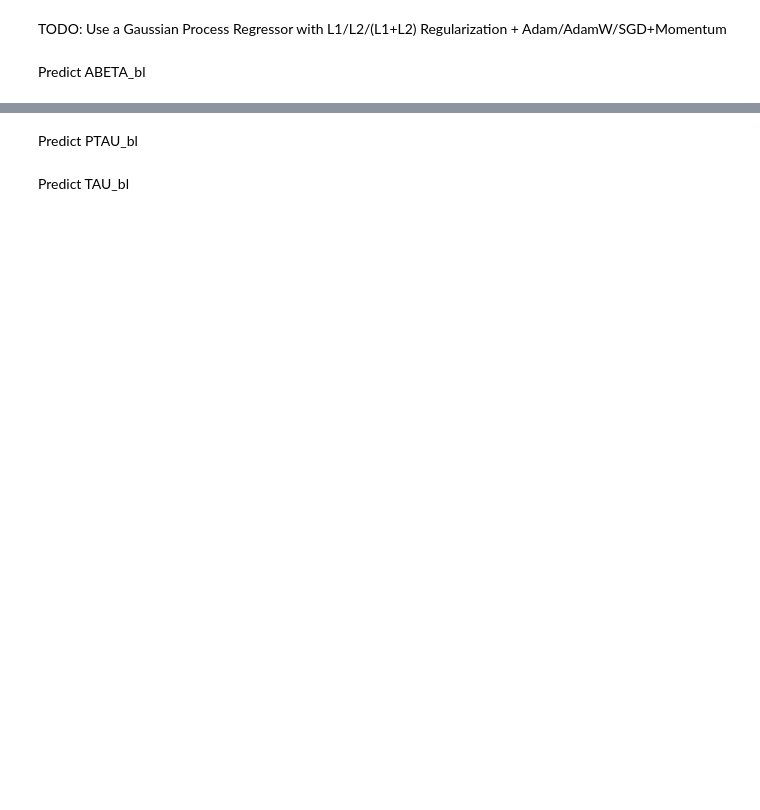
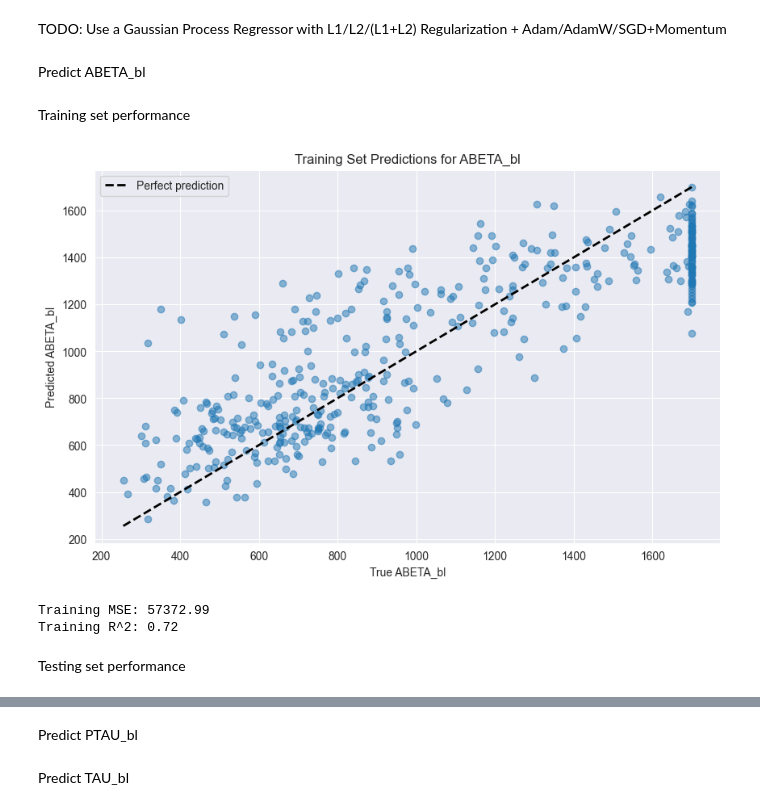
Before and after one commit to Aquila69420/adni-ml, a Jupyter notebook: train.ipynb, the cells around one changed output, grey strips where cells are left out. Drawn from its saved outputs; the diff is of its cells as text; code cells hidden in the pictures; blank space fills up the shorter version.

Commit message:
Add custom length_scales using inverse of target-feature correlations

```diff
--- a/train.ipynb
+++ b/train.ipynb
@@ -42,18 +30,23 @@ TODO: Use a Gaussian Process Regressor with L1/L2/(L1+L2) Regularization + Adam/
 # %% [markdown]
 Predict ABETA_bl
 # %%
-X = df.drop('ABETA_bl', axis=1)
+X = df.drop(['ABETA_bl', 'PTAU_bl', 'TAU_bl'], axis=1)
 y = df['ABETA_bl']
-
+# Calculate the correlation coefficient for each column in X with respect to ABETA_bl and use the inverse as the length scale for the corresponding feature
+length_scales = np.array([1 / np.corrcoef(X[col], y).mean() if np.corrcoef(X[col], y).mean() != 0 else 1.0 for col in X.columns], dtype=np.float32)
 scaler = StandardScaler()
 scaler.fit(X)
 X = scaler.transform(X)
 X_train, X_test, y_train, y_test = train_test_split(X, y, train_size=0.8, random_state=42)
 
-kernel = 1.0 * RBF(length_scale=1e1, length_scale_bounds=(1e-2, 1e3)) + WhiteKernel(
-    noise_level=1, noise_level_bounds=(1e-10, 1e1)
+kernel = (1.0 * RBF(length_scale=length_scales, length_scale_bounds=(1e1, 1e3))
+          # + WhiteKernel(noise_level=1, noise_level_bounds=(1e-10, 1e1))
+          )
+
+gpr = GaussianProcessRegressor(
+    kernel=kernel, alpha=5e-1, n_restarts_optimizer=10, random_state=42, normalize_y=True
 )
 
-gpr = GaussianProcessRegressor(
-    kernel=kernel, alpha=0.0, n_restarts_optimizer=10, random_state=0
-)
+gpr.fit(X_train, y_train)
+# %% [markdown]
+Training set performance
@@ -59,0 +83,36 @@ gpr = GaussianProcessRegressor(
+# %%
+y_mean_train, y_std_train = gpr.predict(X_train, return_std=True)
+
+# Plot training set predictions
+plt.figure(figsize=(10, 6))
+plt.scatter(y_train, y_mean_train, alpha=0.5)
+# plt.fill_between(
+#     y_train,
+#     y_mean_train - 1.96 * y_std_train,
+#     y_mean_train + 1.96 * y_std_train,
+#     color='gray',
+#     alpha=0.2,
+# )
+plt.plot(
+    [y_train.min(), y_train.max()],
+    [y_train.min(), y_train.max()],
+    'k--',
+    lw=2,
+    label='Perfect prediction',
+)
+plt.xlabel('True ABETA_bl')
+plt.ylabel('Predicted ABETA_bl')
+plt.title('Training Set Predictions for ABETA_bl')
+plt.legend()
+plt.show()
+
+mse_train = mean_squared_error(y_train, y_mean_train)
+r2_train = r2_score(y_train, y_mean_train)
+print(f'Training MSE: {mse_train:.2f}')
+print(f'Training R^2: {r2_train:.2f}')
+# %% [output]
+[figure, added]
+Training MSE: 57372.99
+Training R^2: 0.72
+# %% [markdown]
+Testing set performance
```
Also changed, not shown: parts of 8 cells of this notebook.
